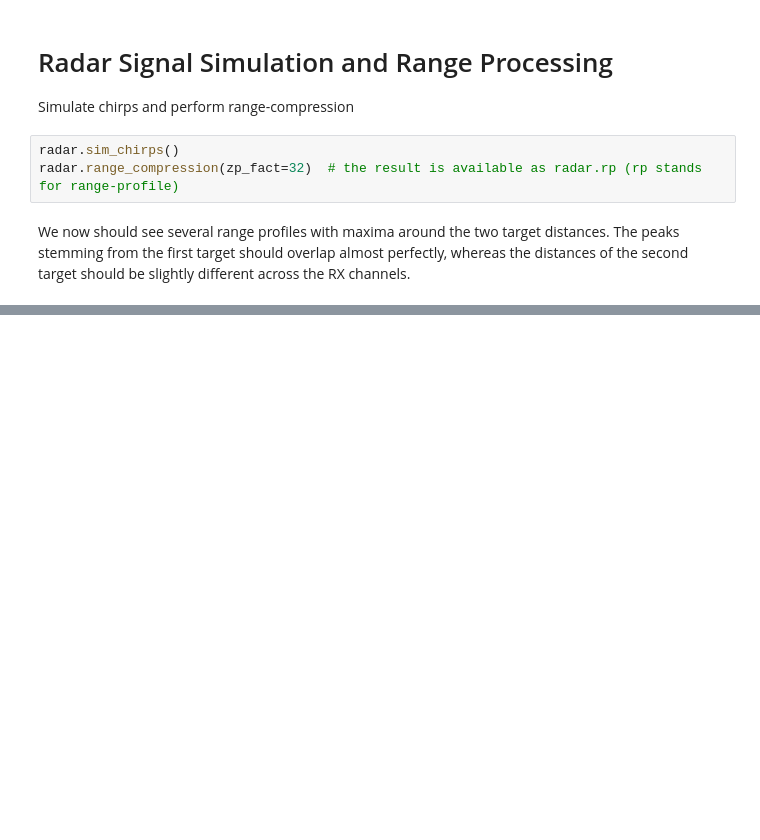
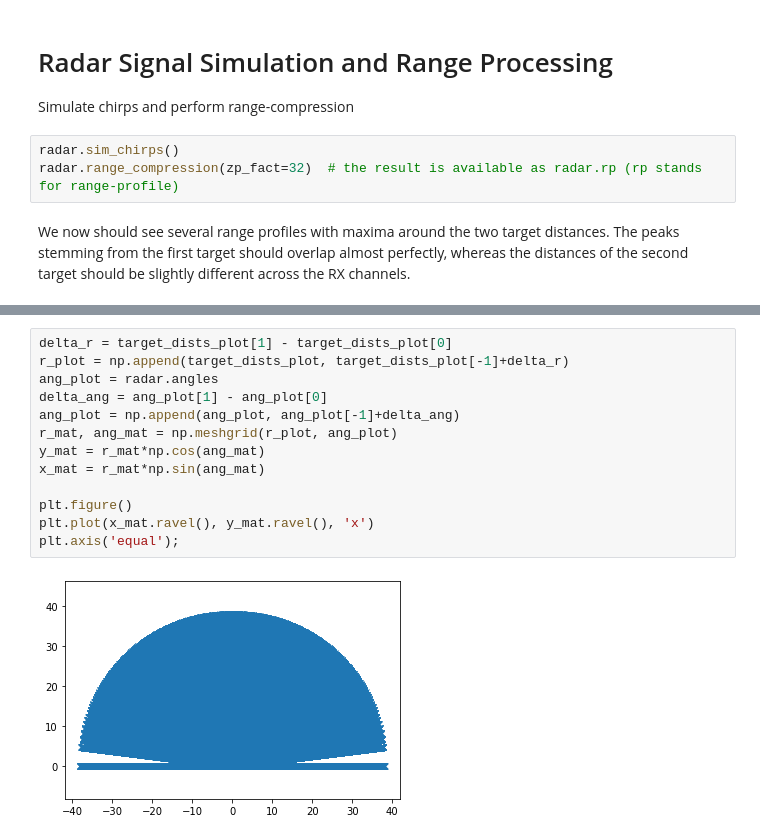
Before and after one commit to rf-eng/scikit-radar, a Jupyter notebook: docs/examples/single_static_target_DOA_ULA.ipynb, the cells around one changed output, grey strips where cells are left out. Drawn from its saved outputs; the diff is of its cells as text; blank space fills up the shorter version.

```diff
--- a/docs/examples/single_static_target_DOA_ULA.ipynb
+++ b/docs/examples/single_static_target_DOA_ULA.ipynb
@@ -86,0 +112,15 @@ plt.tight_layout()
+# %%
+delta_r = target_dists_plot[1] - target_dists_plot[0]
+r_plot = np.append(target_dists_plot, target_dists_plot[-1]+delta_r)
+ang_plot = radar.angles
+delta_ang = ang_plot[1] - ang_plot[0]
+ang_plot = np.append(ang_plot, ang_plot[-1]+delta_ang)
+r_mat, ang_mat = np.meshgrid(r_plot, ang_plot)
+y_mat = r_mat*np.cos(ang_mat)
+x_mat = r_mat*np.sin(ang_mat)
+
+plt.figure()
+plt.plot(x_mat.ravel(), y_mat.ravel(), 'x')
+plt.axis('equal');
+# %% [output]
+[figure, added]
```
Also changed, not shown: parts of 8 cells of this notebook.
